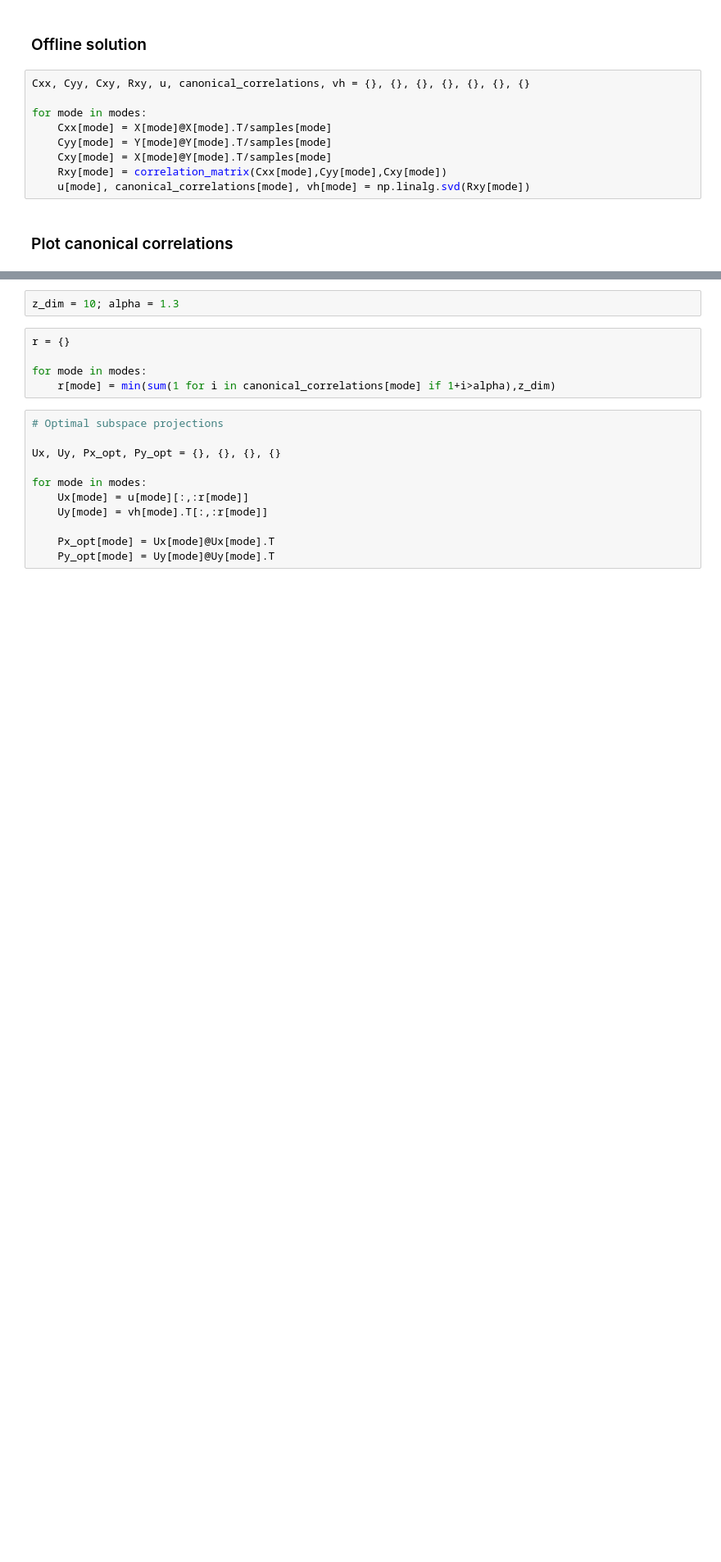
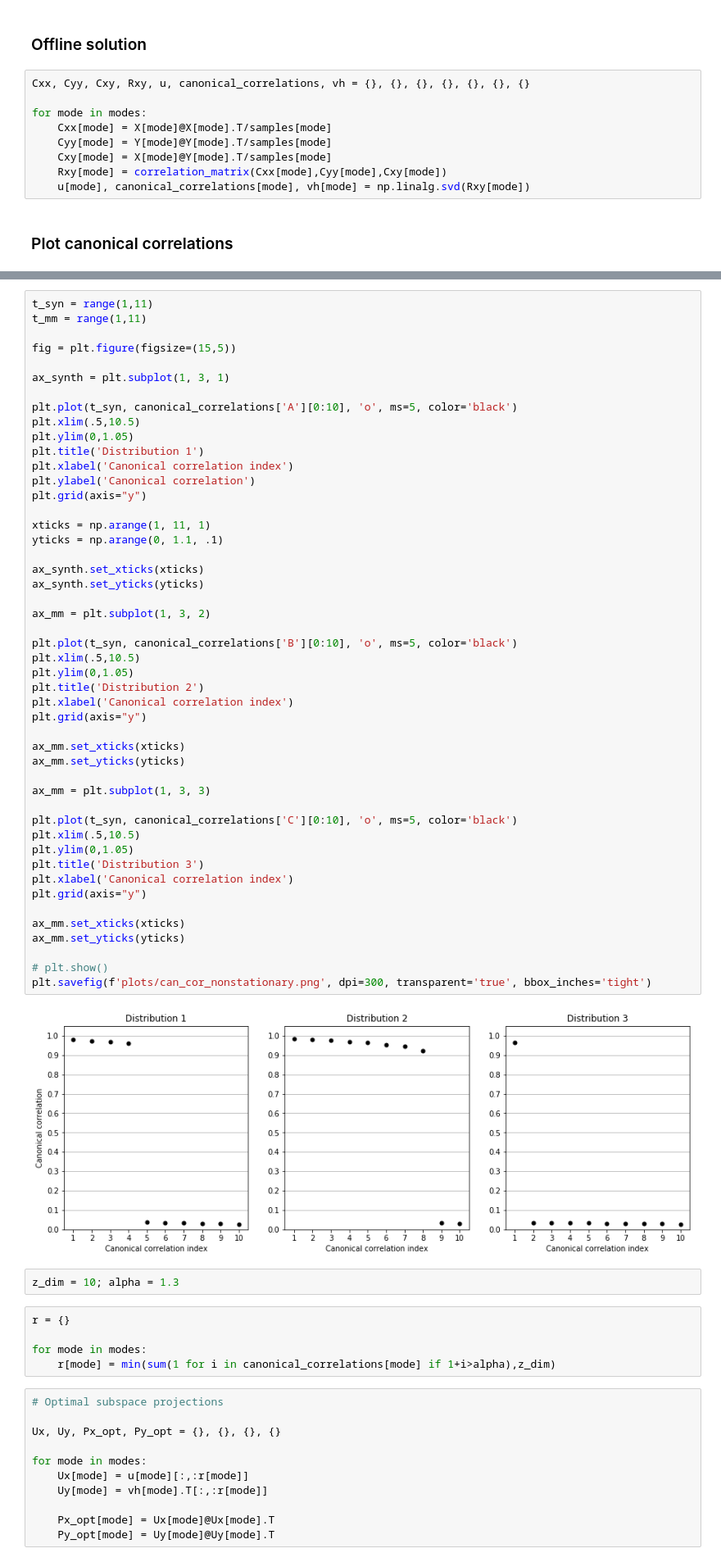
Before and after one commit to flatironinstitute/bio-cca, a Jupyter notebook: adaptive-offline.ipynb, the cells around one changed output, grey strips where cells are left out. Shown at 82% size. Saved outputs shown, nothing was run; the diff lists cells and outputs as text; blank space fills up the shorter version.

```diff
--- a/adaptive-offline.ipynb
+++ b/adaptive-offline.ipynb
@@ -100,3 +98,53 @@ canonical_correlations["A"]
+# %%
+t_syn = range(1,11)
+t_mm = range(1,11)
+
+fig = plt.figure(figsize=(15,5))
+
+ax_synth = plt.subplot(1, 3, 1)
+
+plt.plot(t_syn, canonical_correlations['A'][0:10], 'o', ms=5, color='black')
+plt.xlim(.5,10.5)
+plt.ylim(0,1.05)
+plt.title('Distribution 1')
+plt.xlabel('Canonical correlation index')
+plt.ylabel('Canonical correlation')
+plt.grid(axis="y")
+
+xticks = np.arange(1, 11, 1)
+yticks = np.arange(0, 1.1, .1)
+
+ax_synth.set_xticks(xticks)
+ax_synth.set_yticks(yticks)
+
+ax_mm = plt.subplot(1, 3, 2)
+
+plt.plot(t_syn, canonical_correlations['B'][0:10], 'o', ms=5, color='black')
+plt.xlim(.5,10.5)
+plt.ylim(0,1.05)
+plt.title('Distribution 2')
+plt.xlabel('Canonical correlation index')
+plt.grid(axis="y")
+
+ax_mm.set_xticks(xticks)
+ax_mm.set_yticks(yticks)
+
+ax_mm = plt.subplot(1, 3, 3)
+
+plt.plot(t_syn, canonical_correlations['C'][0:10], 'o', ms=5, color='black')
+plt.xlim(.5,10.5)
+plt.ylim(0,1.05)
+plt.title('Distribution 3')
+plt.xlabel('Canonical correlation index')
+plt.grid(axis="y")
+
+ax_mm.set_xticks(xticks)
+ax_mm.set_yticks(yticks)
+
+# plt.show()
+plt.savefig(f'plots/can_cor_nonstationary.png', dpi=300, transparent='true', bbox_inches='tight')
+# %% [output]
+[figure, added]
 # %%
 z_dim = 10; alpha = 1.3
 # %%
```
Also changed, not shown: parts of 3 cells of this notebook.
